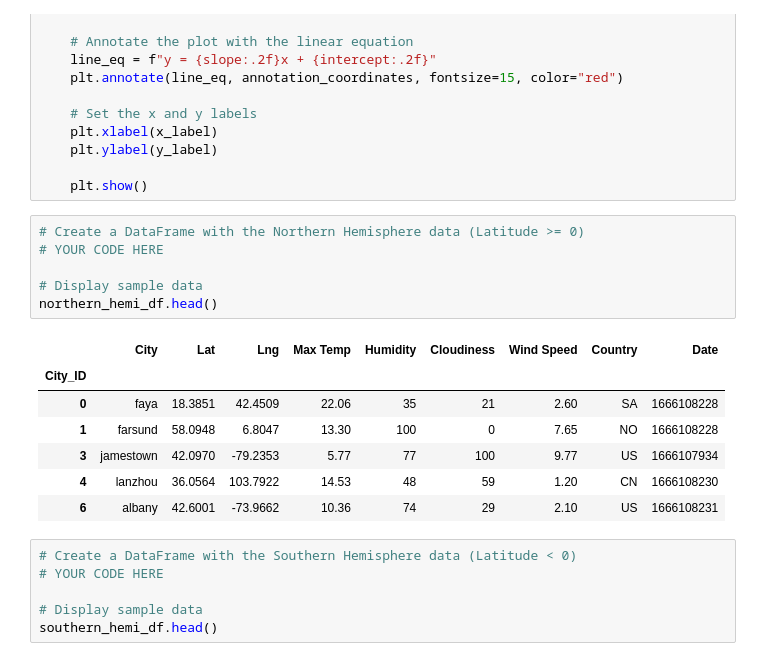
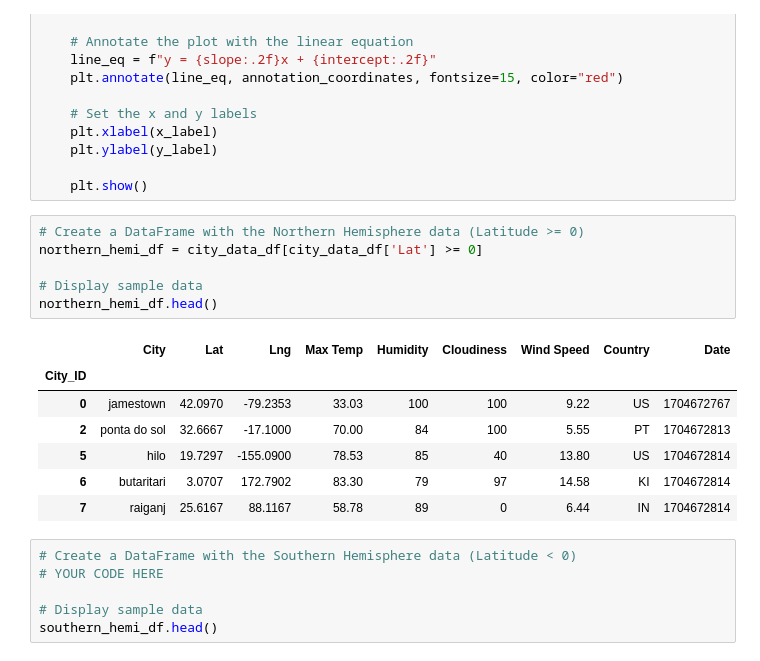
Before and after one commit to JeremyTallant/python-api-challenge, a Jupyter notebook: WeatherPy/WeatherPy.ipynb, the cells around one changed output. Saved outputs shown, nothing was run; the diff lists cells and outputs as text.

Commit message:
created northern_hemi_df

```diff
--- a/WeatherPy/WeatherPy.ipynb
+++ b/WeatherPy/WeatherPy.ipynb
@@ -293,18 +293,18 @@ def plot_linear_regression(x_values, y_values, x_label, y_label, annotation_coor
     plt.show()
 # %%
 # Create a DataFrame with the Northern Hemisphere data (Latitude >= 0)
-# YOUR CODE HERE
+northern_hemi_df = city_data_df[city_data_df['Lat'] >= 0]
 
 # Display sample data
 northern_hemi_df.head()
 # %% [output]
 |  | City | Lat | Lng | Max Temp | Humidity | Cloudiness | Wind Speed | Country | Date |
 | City_ID |  |  |  |  |  |  |  |  |  |
-| 0 | faya | 18.3851 | 42.4509 | 22.06 | 35 | 21 | 2.60 | SA | 1666108228 |
-| 1 | farsund | 58.0948 | 6.8047 | 13.30 | 100 | 0 | 7.65 | NO | 1666108228 |
-| 3 | jamestown | 42.0970 | -79.2353 | 5.77 | 77 | 100 | 9.77 | US | 1666107934 |
-| 4 | lanzhou | 36.0564 | 103.7922 | 14.53 | 48 | 59 | 1.20 | CN | 1666108230 |
-| 6 | albany | 42.6001 | -73.9662 | 10.36 | 74 | 29 | 2.10 | US | 1666108231 |
+| 0 | jamestown | 42.0970 | -79.2353 | 33.03 | 100 | 100 | 9.22 | US | 1704672767 |
+| 2 | ponta do sol | 32.6667 | -17.1000 | 70.00 | 84 | 100 | 5.55 | PT | 1704672813 |
+| 5 | hilo | 19.7297 | -155.0900 | 78.53 | 85 | 40 | 13.80 | US | 1704672814 |
+| 6 | butaritari | 3.0707 | 172.7902 | 83.30 | 79 | 97 | 14.58 | KI | 1704672814 |
+| 7 | raiganj | 25.6167 | 88.1167 | 58.78 | 89 | 0 | 6.44 | IN | 1704672814 |
 # %%
 # Create a DataFrame with the Southern Hemisphere data (Latitude < 0)
 # YOUR CODE HERE
```
